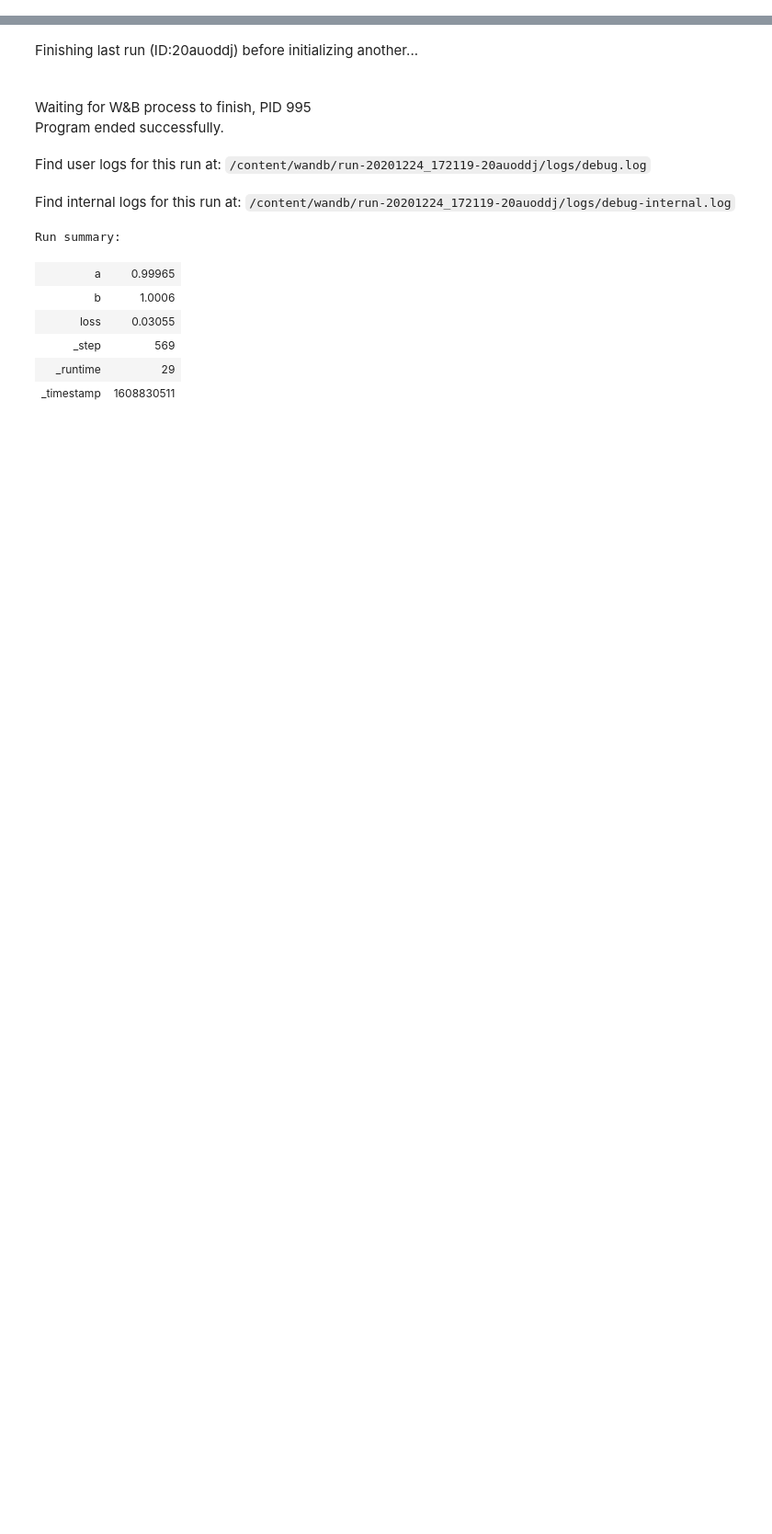
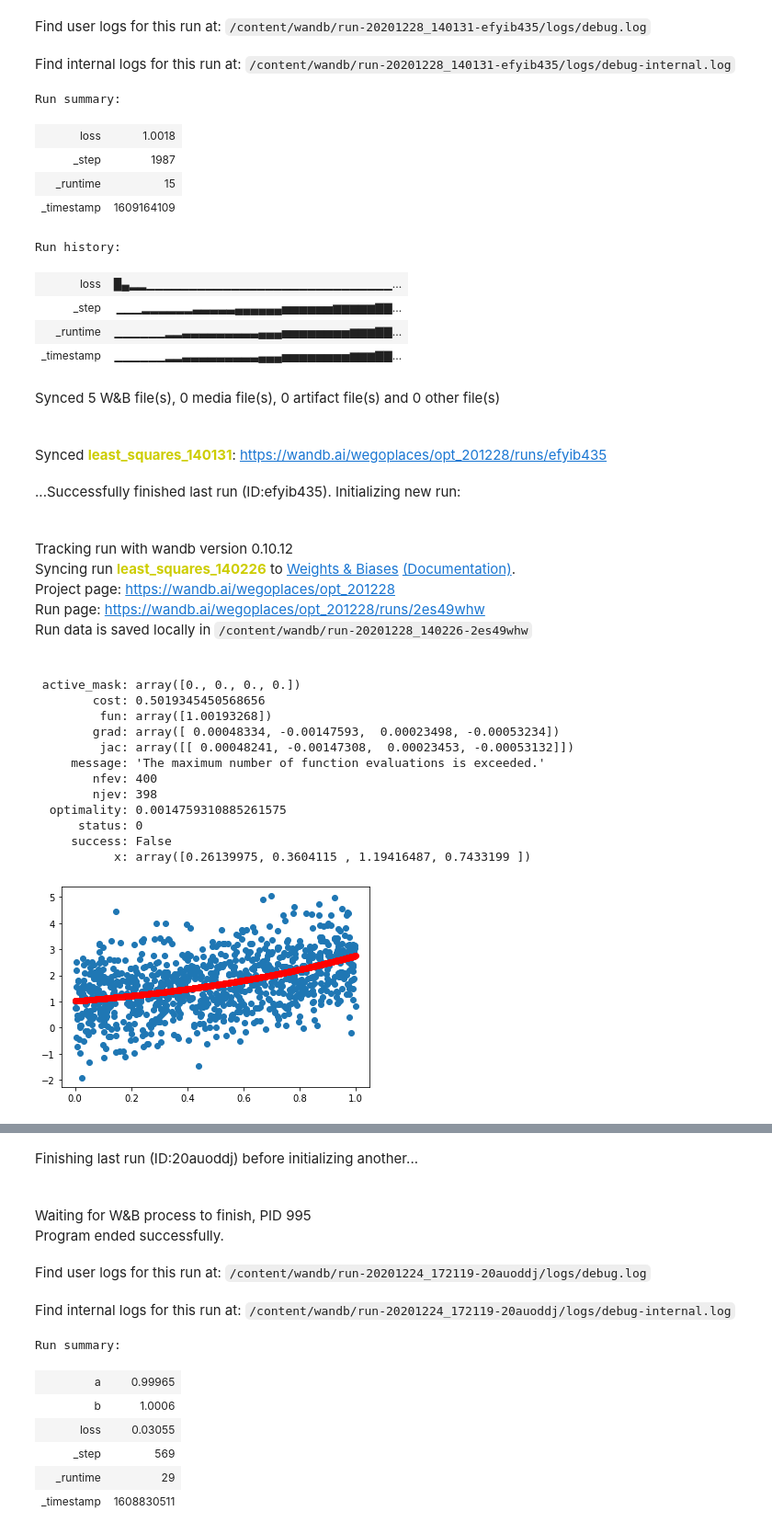
Before and after one commit to noallynoclan/colab, a Jupyter notebook: wandb_optimize.ipynb, the cells around one changed output, grey strips where cells are left out. Shown at 92% size. Cells and saved outputs as stored; diff of their text form; code cells hidden in the pictures; blank space fills up the shorter version.

```diff
--- a/wandb_optimize.ipynb
+++ b/wandb_optimize.ipynb
@@ -8,5 +10,7 @@ import scipy.optimize as opt
 ! pip install wandb -qqq
 import wandb
 wandb.login()
+
+PROJECT = 'opt_{}'.format(datetime.now().strftime('%y%m%d'))
 # %% [output]
 wandb: WARNING Calling wandb.login() after wandb.init() has no effect.
@@ -45,0 +32,42 @@ def fit(x, y, opt_name, bounds):
+# %%
+X0 = np.random.rand(4)
+
+def pred(x, pars):
+    a, b, c, d = pars
+    return a + b * np.exp(c * x + d)
+
+def mse(y_true, y_pred):
+    se = (y_true - y_pred) ** 2
+    return np.mean(se)
+
+def loss(pars):
+    y_pred = pred(x, pars)
+    _loss = mse(y, y_pred)
+    wandb.log({'loss': _loss})
+    return _loss
+
+def fit_least_squares(x, y, x0):
+    name='least_squares_{}'.format(datetime.now().strftime('%H%M%S'))
+    wandb.init(project=PROJECT, name=name)
+    res = opt.least_squares(fun, x0)
+    print(res)
+    plot(x, y, pred(x, res.x))
+    return
+# %%
+def fit_least_squares(x, y, x0):
+    wandb.init(
+        project='opt_{}'.format(datetime.now().strftime('%y%m%d')),
+        name='least_squares_{}'.format(datetime.now().strftime('%H%M%S'))
+    )
+    def fun(pars):
+        y_pred = pred(x, pars)
+        loss = mse(y, y_pred)
+        wandb.log({'loss': loss})
+        return loss
+    res = opt.least_squares(fun, x0)
+    print(res)
+    plot(x, y, pred(x, res.x))
+    return
+
+fit_least_squares(df['x'], df['y'], X0)
+# %% [output]
@@ -45,0 +77,33 @@ def fit(x, y, opt_name, bounds):
+Find user logs for this run at: /content/wandb/run-20201228_140131-efyib435/logs/debug.log
+Find internal logs for this run at: /content/wandb/run-20201228_140131-efyib435/logs/debug-internal.log
+Run summary:
+| loss | 1.0018 |
+| _step | 1987 |
+| _runtime | 15 |
+| _timestamp | 1609164109 |
+Run history:
+| loss | █▄▂▂▁▁▁▁▁▁▁▁▁▁▁▁▁▁▁▁▁▁▁▁▁▁▁▁▁▁▁▁▁... |
+| _step | ▁▁▁▂▂▂▂▂▂▃▃▃▃▃▄▄▄▄▄▄▅▅▅▅▅▅▆▆▆▆▆▇▇... |
+| _runtime | ▁▁▁▁▁▁▂▂▃▃▃▃▃▃▃▃▃▄▄▄▅▅▅▅▅▅▅▅▆▆▆▇▇... |
+| _timestamp | ▁▁▁▁▁▁▂▂▃▃▃▃▃▃▃▃▃▄▄▄▅▅▅▅▅▅▅▅▆▆▆▇▇... |
+Synced 5 W&B file(s), 0 media file(s), 0 artifact file(s) and 0 other file(s)
+Synced least_squares_140131: https://wandb.ai/wegoplaces/opt_201228/runs/efyib435
+...Successfully finished last run (ID:efyib435). Initializing new run:
+Tracking run with wandb version 0.10.12
+Syncing run least_squares_140226 to Weights & Biases (Documentation).
+Project page: https://wandb.ai/wegoplaces/opt_201228
+Run page: https://wandb.ai/wegoplaces/opt_201228/runs/2es49whw
+Run data is saved locally in /content/wandb/run-20201228_140226-2es49whw
+ active_mask: array([0., 0., 0., 0.])
+        cost: 0.5019345450568656
+         fun: array([1.00193268])
+        grad: array([ 0.00048334, -0.00147593,  0.00023498, -0.00053234])
+         jac: array([[ 0.00048241, -0.00147308,  0.00023453, -0.00053132]])
+     message: 'The maximum number of function evaluations is exceeded.'
+        nfev: 400
+        njev: 398
+  optimality: 0.0014759310885261575
+      status: 0
+     success: False
+           x: array([0.26139975, 0.3604115 , 1.19416487, 0.7433199 ])
+[figure, added]
```
Also changed, not shown: parts of 7 cells of this notebook.
